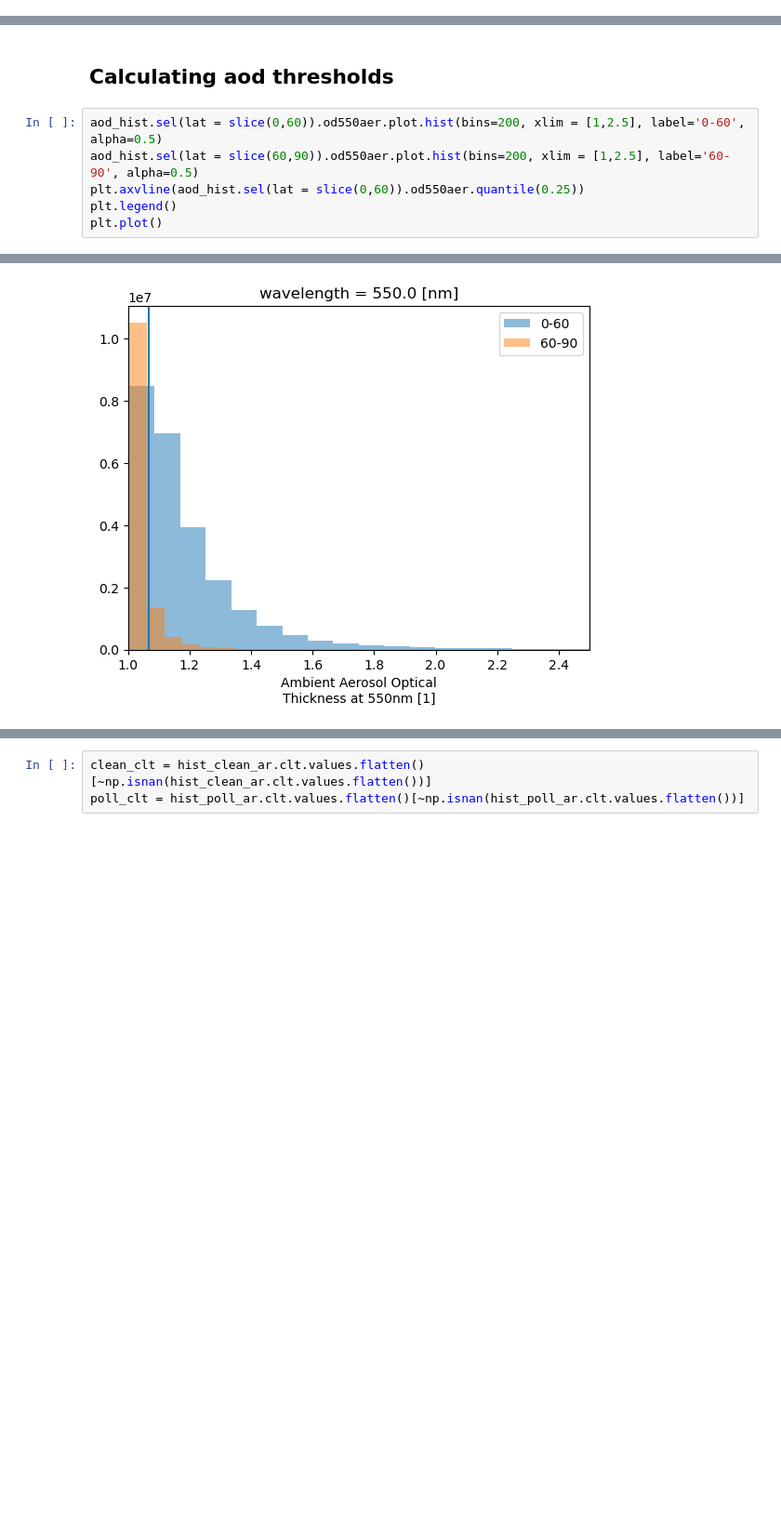
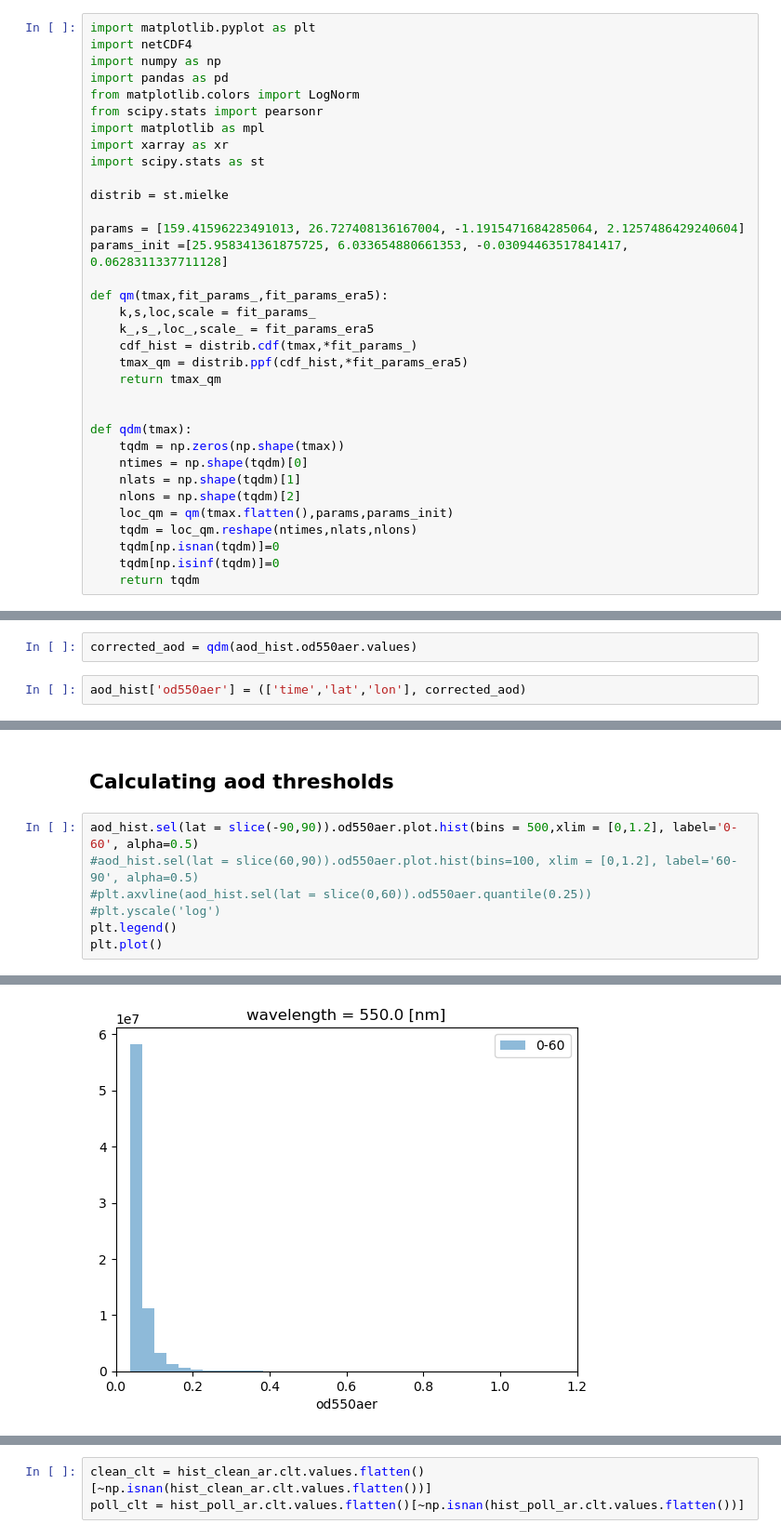
Before and after one commit to eScience-course/Tjaernoe2022-group5, a Jupyter notebook: notebooks/Julia/aod_investigate.ipynb, the cells around one changed output, grey strips where cells are left out. Shown at 93% size. Drawn from its saved outputs; the diff is of its cells as text; blank space fills up the shorter version.

Commit message:
basically finished aod plots

```diff
--- a/notebooks/Julia/aod_investigate.ipynb
+++ b/notebooks/Julia/aod_investigate.ipynb
@@ -63,4 +73,38 @@ def sort_ar_by_aod(aod_ds,ar_ds, poll_lim, clean_lim):
     return aod_ar
+# %%
+import matplotlib.pyplot as plt
+import netCDF4
+import numpy as np
+import pandas as pd
+from matplotlib.colors import LogNorm
+from scipy.stats import pearsonr
+import matplotlib as mpl
+import xarray as xr
+import scipy.stats as st
+
+distrib = st.mielke
+
+params = [159.41596223491013, 26.727408136167004, -1.1915471684285064, 2.1257486429240604]
+params_init =[25.958341361875725, 6.033654880661353, -0.03094463517841417, 0.0628311337711128]
+
+def qm(tmax,fit_params_,fit_params_era5):
+    k,s,loc,scale = fit_params_
+    k_,s_,loc_,scale_ = fit_params_era5
+    cdf_hist = distrib.cdf(tmax,*fit_params_)
+    tmax_qm = distrib.ppf(cdf_hist,*fit_params_era5)
+    return tmax_qm
+
+
+def qdm(tmax):
+    tqdm = np.zeros(np.shape(tmax))
+    ntimes = np.shape(tqdm)[0]
+    nlats = np.shape(tqdm)[1]
+    nlons = np.shape(tqdm)[2]
+    loc_qm = qm(tmax.flatten(),params,params_init)
+    tqdm = loc_qm.reshape(ntimes,nlats,nlons)
+    tqdm[np.isnan(tqdm)]=0
+    tqdm[np.isinf(tqdm)]=0
+    return tqdm
 # %% [markdown]
 ## Load data
 # %%
@@ -81,6 +125,10 @@ hist1_aod = xr.open_dataset(s3.open(s3path_hist1_aod), drop_variables =['time_bn
 hist2_aod = xr.open_dataset(s3.open(s3path_hist2_aod), drop_variables =['time_bnds','lat_bnds','lon_bnds'])
 
 aod_hist = xr.merge([hist1_aod, hist2_aod])
+# %%
+corrected_aod = qdm(aod_hist.od550aer.values)
+# %%
+aod_hist['od550aer'] = (['time','lat','lon'], corrected_aod)
 # %% [markdown]
 Atmospheric river detection file
 # %%
@@ -103,14 +151,15 @@ hist_vars = dset.sel(member_id='r1i1p1f1',time=slice(str(start_year)+"-01-01", s
 # %% [markdown]
 ## Calculating aod thresholds
 # %%
-aod_hist.sel(lat = slice(0,60)).od550aer.plot.hist(bins=200, xlim = [1,2.5], label='0-60', alpha=0.5)
-aod_hist.sel(lat = slice(60,90)).od550aer.plot.hist(bins=200, xlim = [1,2.5], label='60-90', alpha=0.5)
-plt.axvline(aod_hist.sel(lat = slice(0,60)).od550aer.quantile(0.25))
+aod_hist.sel(lat = slice(-90,90)).od550aer.plot.hist(bins = 500,xlim = [0,1.2], label='0-60', alpha=0.5)
+#aod_hist.sel(lat = slice(60,90)).od550aer.plot.hist(bins=100, xlim = [0,1.2], label='60-90', alpha=0.5)
+#plt.axvline(aod_hist.sel(lat = slice(0,60)).od550aer.quantile(0.25))
+#plt.yscale('log')
 plt.legend()
 plt.plot()
 # %% [output]
 []
-[figure, old version]
+[figure, new version]
 # %%
 aod_lim= {}
 aod_lim['arc_75th'] = aod_hist.sel(lat = slice(60,90)).od550aer.quantile(0.75,skipna=True)
```
Also changed, not shown: parts of 18 cells of this notebook, 2 other files.
